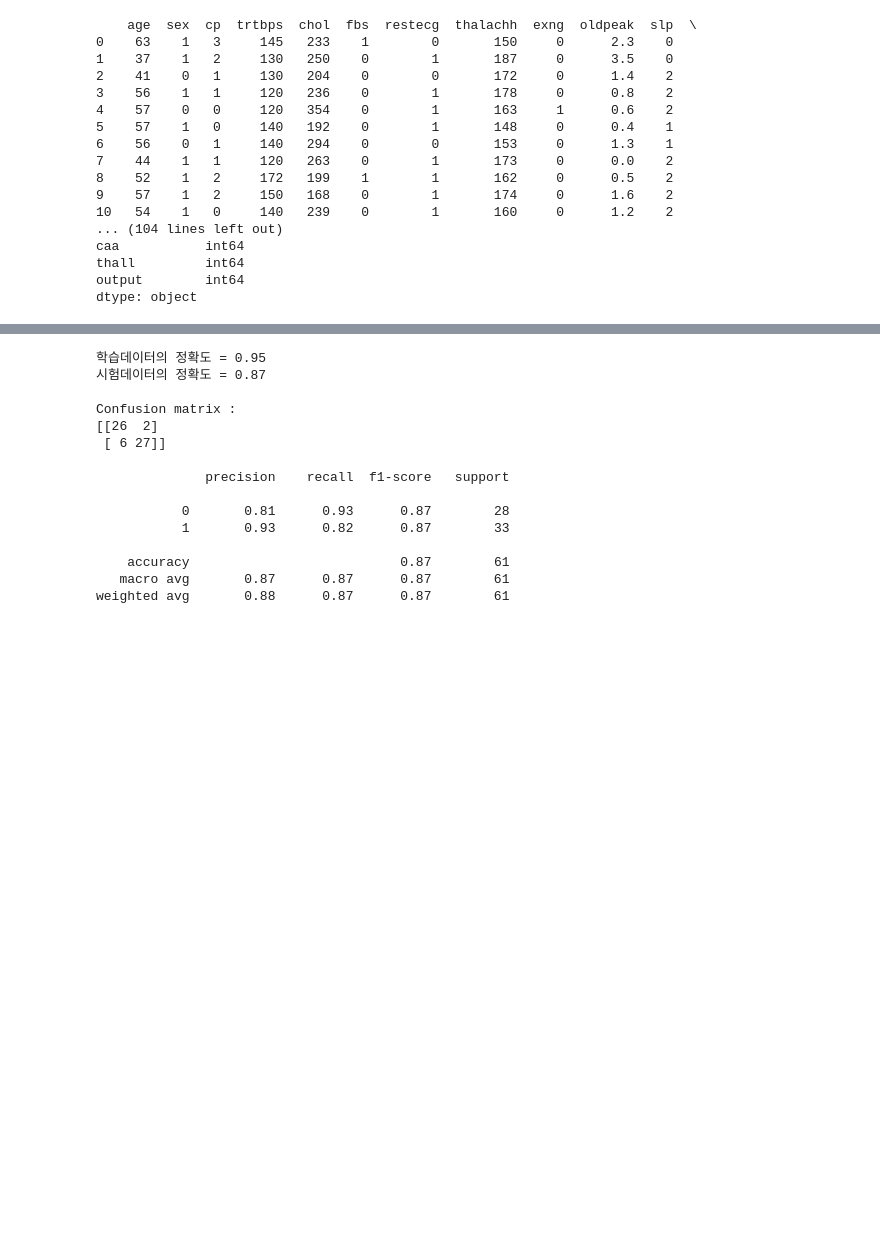
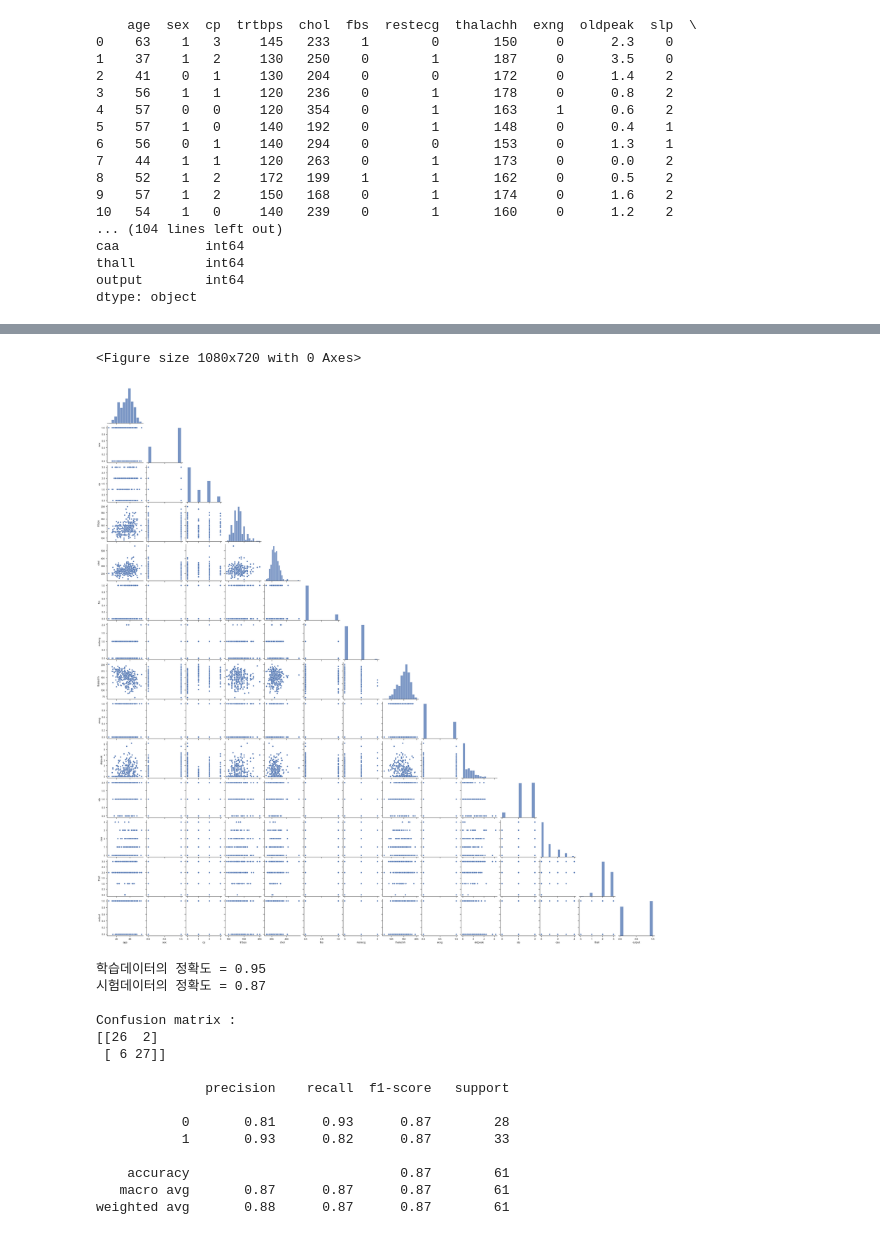
Before and after one commit to shawnbae/Advanced_MLDL, a Jupyter notebook: Machine_Learning/heart_attack_prediction.ipynb, the cells around one changed output, grey strips where cells are left out. Drawn from its saved outputs; the diff is of its cells as text; code cells hidden in the pictures; blank space fills up the shorter version.

```diff
--- a/Machine_Learning/heart_attack_prediction.ipynb
+++ b/Machine_Learning/heart_attack_prediction.ipynb
@@ -45,3 +62,14 @@ data['output'].unique().to_list()
+# %%
+# EDA
+data = pd.read_csv('../dataset/heartattack/heart.csv')
+sns.set_theme(style="ticks")
+
+plt.figure(figsize=(15,10))
+sns.pairplot(data = data, corner = True)
+plt.show()
+# %% [output]
+<Figure size 1080x720 with 0 Axes>
+[figure, added]
 # %%
 from sklearn.metrics import confusion_matrix
 from sklearn.ensemble import RandomForestClassifier
```
Also changed, not shown: parts of 4 cells of this notebook.
